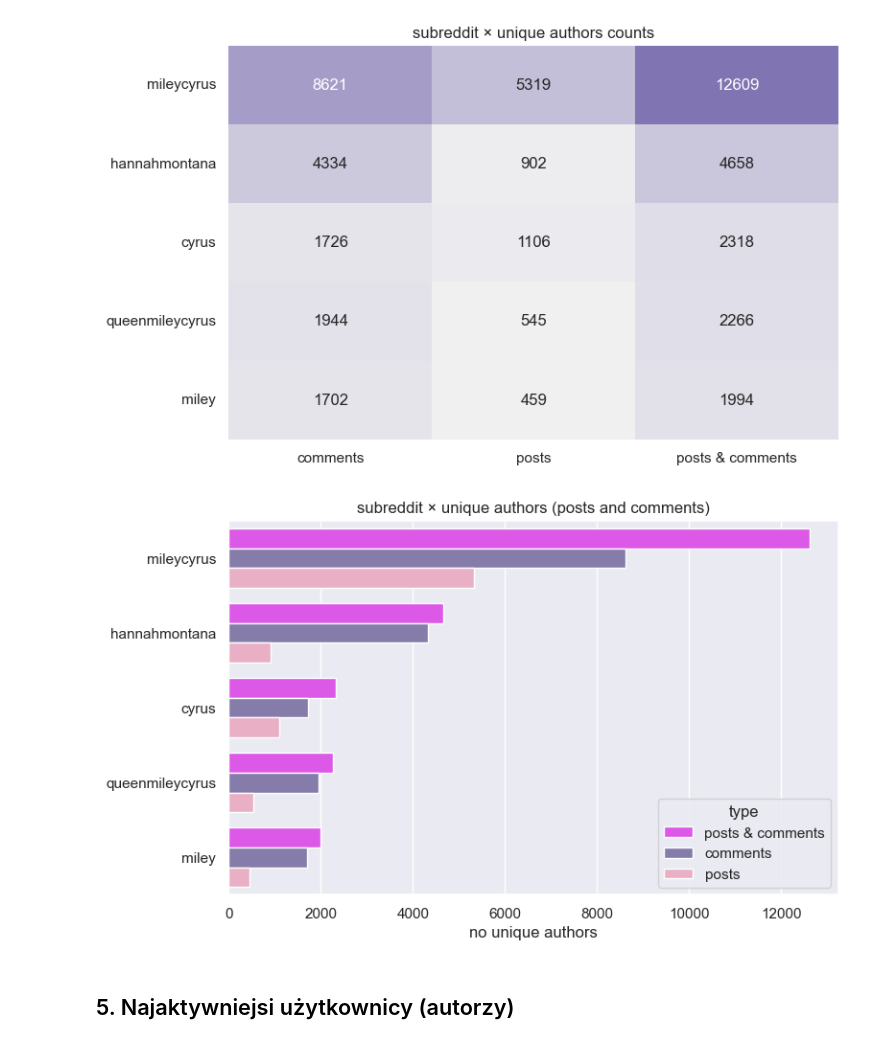
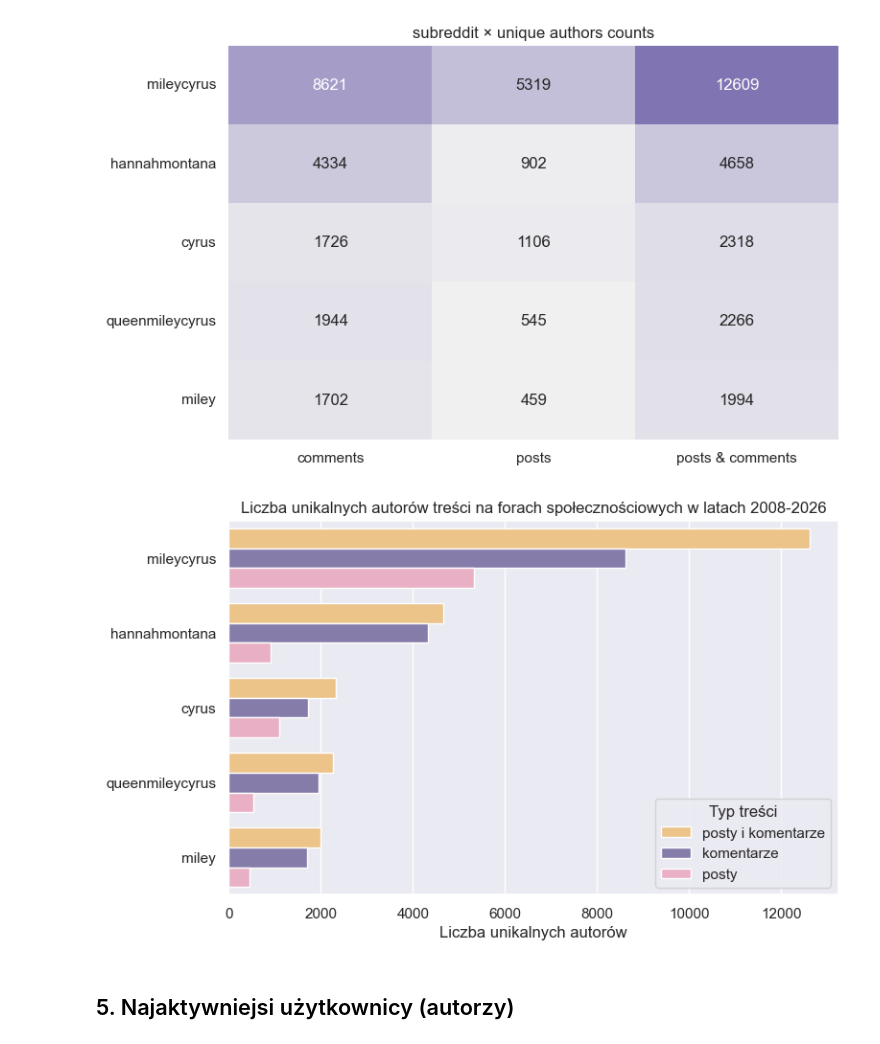
Before and after one commit to iga-bochniak/Spolecznosc-muzyczna-Reddit, a Jupyter notebook: EDA.ipynb, the cells around one changed output. Drawn from its saved outputs; the diff is of its cells as text; code cells hidden in the pictures.

```diff
--- a/EDA.ipynb
+++ b/EDA.ipynb
@@ -346,31 +353,32 @@ plt.show()
 # %%
 unique_authors_count = (
     subreddit_unique_author_count
     .drop(index="TOTAL")
     .reset_index()
-    .rename({"TOTAL": "posts & comments"}, axis=1)[["subreddit", "posts & comments", "comments", "posts"]]
-    .melt(id_vars="subreddit", var_name="type", value_name="count")
+    .rename({"TOTAL": "posty i komentarze", "comments": "komentarze", "posts": "posty"}, axis=1)[["subreddit", "posty i komentarze", "komentarze", "posty"]]
+    .melt(id_vars="subreddit", var_name="Typ treści", value_name="count")
 )
 
 plt.figure(figsize=(8, 8/1.618))
 
 sns.barplot(
     data=unique_authors_count,
     x="count",
     y="subreddit",
-    hue="type",
-    palette=["#F040FF", "#8074B2", "#F2A7C3"]
+    hue="Typ treści",
+    palette=["#FDC678", "#8074B2", "#F2A7C3"]
 )
 
-plt.title("subreddit × unique authors (posts and comments)")
-plt.xlabel("no unique authors")
+plt.title("Liczba unikalnych autorów treści na forach społecznościowych w latach 2008-2026")
+plt.xlabel("Liczba unikalnych autorów")
 plt.ylabel("")
 plt.xticks(rotation=0)
 
 plt.tight_layout()
+plt.savefig(r"wykres4.png", dpi=300)
 plt.show()
 # %% [output]
-[figure, old version]
+[figure, new version]
 # %% [markdown]
 ## 5. Najaktywniejsi użytkownicy (autorzy)
 # %%
```
Also changed, not shown: parts of 7 cells of this notebook, 6 other files.
